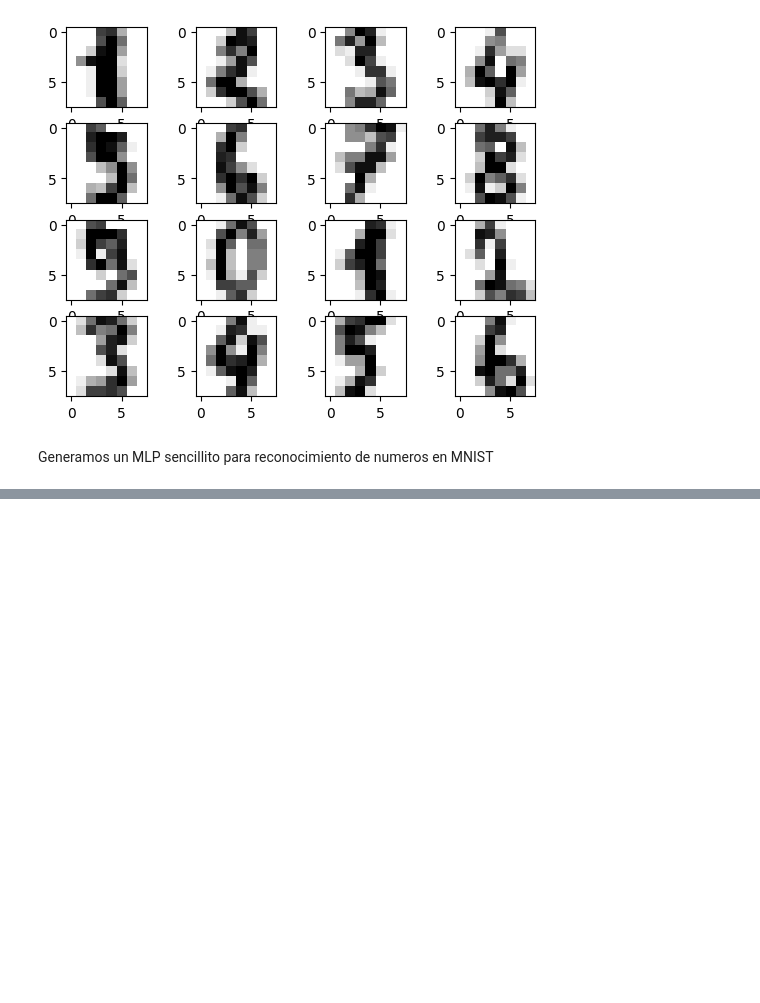
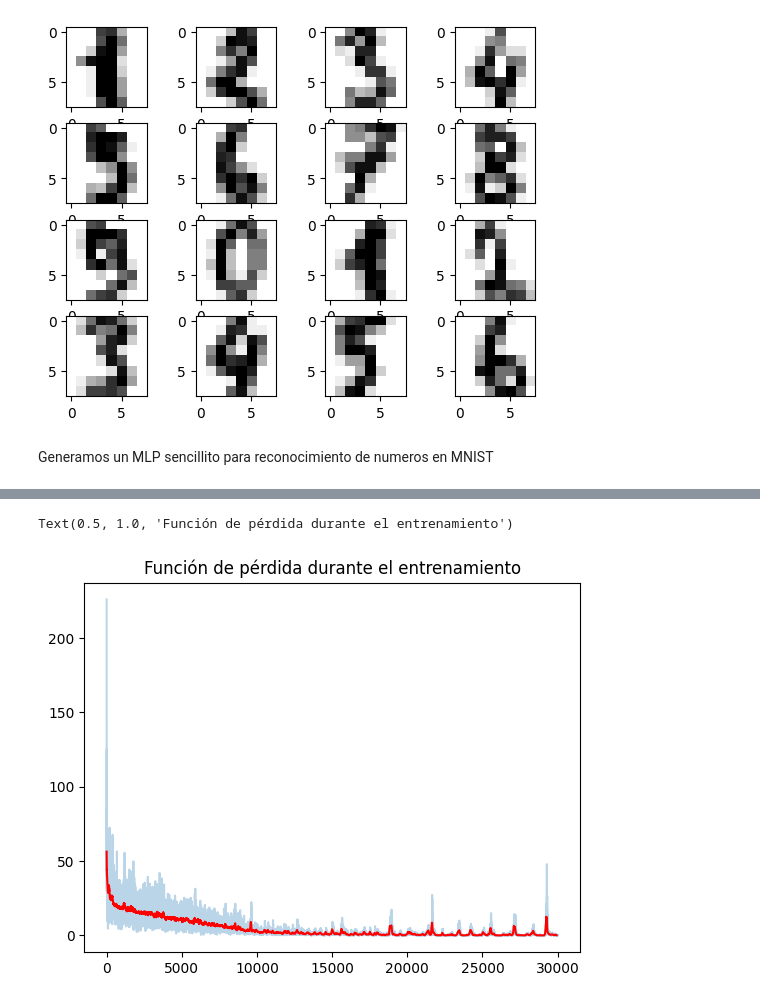
Before and after one commit to manoloFer10/NLP-monosemanticity, a Jupyter notebook: modelos/autoencoder/testeo.ipynb, the cells around one changed output, grey strips where cells are left out. Drawn from its saved outputs; the diff is of its cells as text; code cells hidden in the pictures; blank space fills up the shorter version.

```diff
--- a/modelos/autoencoder/testeo.ipynb
+++ b/modelos/autoencoder/testeo.ipynb
@@ -22,8 +22,10 @@ class MLP(nn.Module):
     def __init__(self, input_features, n_embeddings, n_output):
         super(MLP, self).__init__()
         self.embedding_layer = nn.Linear(input_features,n_embeddings)
+        self.middle_layer = nn.Linear(n_embeddings,n_embeddings)
+        self.output_layer = nn.Linear(n_embeddings,n_output)
+
         self.relu= nn.ReLU()
-        self.output_layer = nn.Linear(n_embeddings,n_output)
 
     def embed(self,x):
         x = self.embedding_layer(x)
@@ -32,6 +34,8 @@ class MLP(nn.Module):
 
     def forward(self,x):
         x = self.embed(x)
+        x = self.middle_layer(x)
+        x = self.relu(x)
         x = self.output_layer(x)
         x = self.relu(x)
         return x
@@ -45,8 +65,9 @@ body_fat.describe()
 # Extraigo los datos (features) y los porcentajes (etiquetas a predecir)
 data = body_fat.loc[:, body_fat.columns != 'target'].to_numpy()
 percentages = body_fat.loc[:, body_fat.columns == 'target'].to_numpy()
-
+# Convert data and percentages to float32 BEFORE creating tensors
 data = data.astype(np.float32)
+percentages = percentages.astype(np.float32) # This line is the fix
 
 from sklearn.model_selection import train_test_split
 
@@ -71,6 +92,7 @@ device = (
 
 mlp = MLP( 14 , 200, 1 ).to(device)
 
+
 # Construimos el optimizador, y le indicamos que los parámetros a optimizar
 # son los del modelo definido: net.parameters()
 
@@ -78,6 +100,7 @@ optimizer = torch.optim.Adam(mlp.parameters(), lr=learning_rate)
 
 # Definimos también la función de pérdida a utilizar
 criterion = nn.MSELoss(reduction='mean')
+
 
 # Creamos el objeto dataset que empaqueta los array de numpy para que puedan
 # ser leidos por PyTorch
@@ -100,6 +123,8 @@ for i in range(num_epochs):
 
     total_loss = 0.0
     for x, y in loader:
+        x = x.to(device)
+        y = y.to(device)
         # Seteo en cero los gradientes de los parámetros a optimizar
         optimizer.zero_grad()
 
@@ -135,3 +160,4 @@ N = 60
 running_avg_loss = np.convolve(loss_np_array, np.ones((N,))/N, mode='valid')
 plt.plot(running_avg_loss, color='red')
 plt.title("Función de pérdida durante el entrenamiento")
+# %% [output]
@@ -138 +181,3 @@ plt.title("Función de pérdida durante el entrenamiento")
+Text(0.5, 1.0, 'Función de pérdida durante el entrenamiento')
+[figure, added]
 # %%
```
Also changed, not shown: parts of 7 cells of this notebook.
